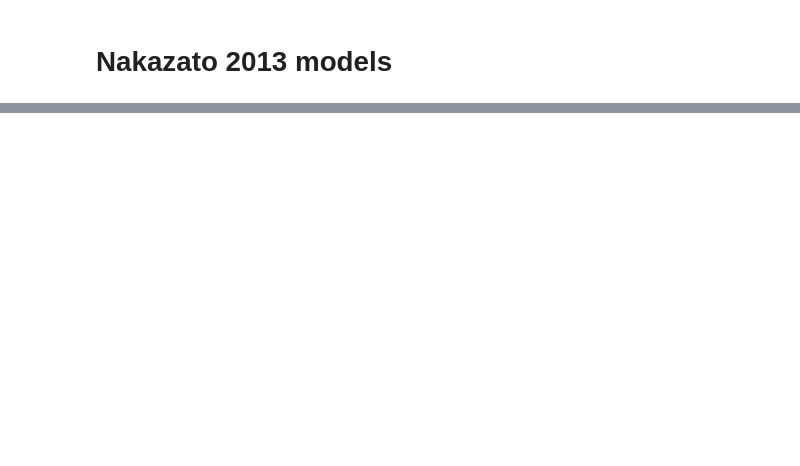
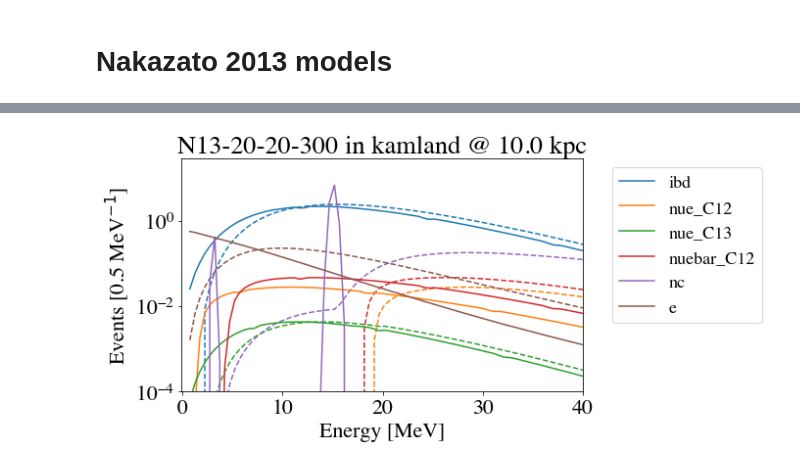
Before and after one commit to joesmolsky/sspike, a Jupyter notebook: notebooks/Nakazato_2013.ipynb, the cells around one changed output, grey strips where cells are left out. Cells and saved outputs as stored; diff of their text form; code cells hidden in the pictures; blank space fills up the shorter version.

```diff
--- a/notebooks/Nakazato_2013.ipynb
+++ b/notebooks/Nakazato_2013.ipynb
@@ -45,0 +27,5 @@ tab
+# %%
+snow_events = pnut.snowglobes_events(sn, detector)
+beer.plot_snowglobes_events(sn, detector, snow_events)
+# %% [output]
+[figure, added]
```
Also changed, not shown: parts of 12 cells of this notebook, 2 other files.
